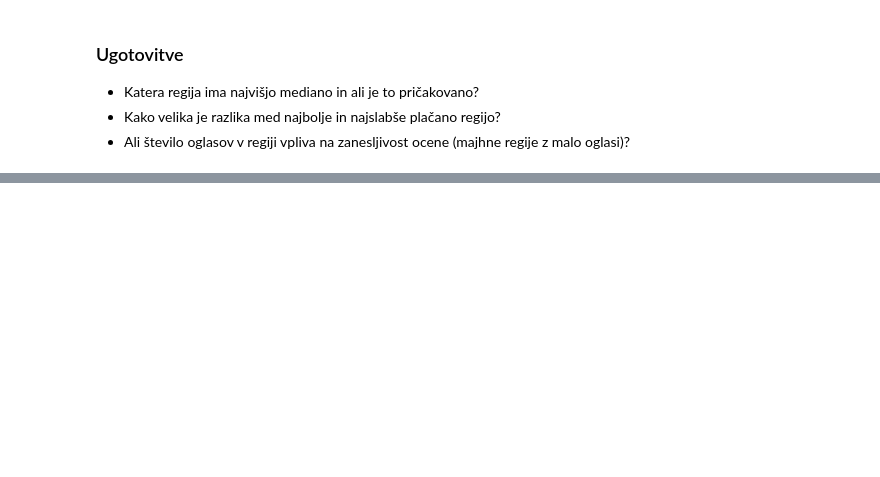
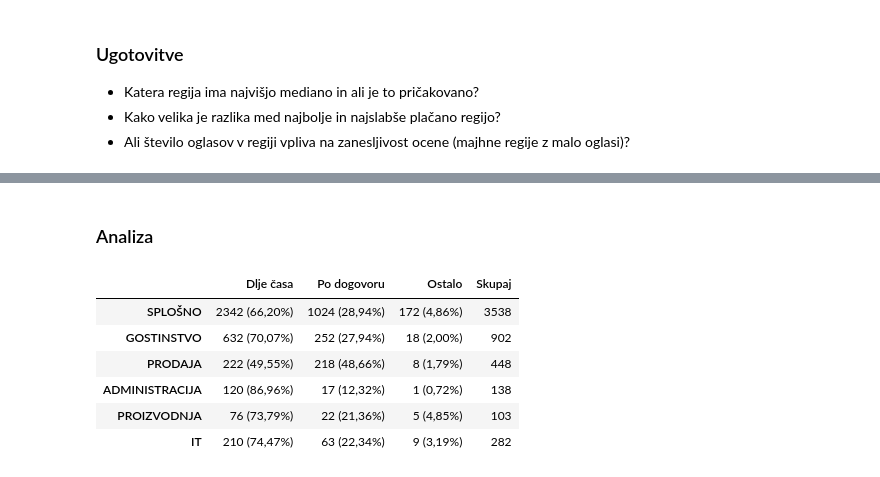
Before and after one commit to svenko99/PR2608, a Jupyter notebook: src/notebook/rezultati.ipynb, the cells around one changed output, grey strips where cells are left out. Drawn from its saved outputs; the diff is of its cells as text; code cells hidden in the pictures; blank space fills up the shorter version.

```diff
--- a/src/notebook/rezultati.ipynb
+++ b/src/notebook/rezultati.ipynb
@@ -727,0 +742,72 @@ plt.show()
+# %% [markdown]
+
+### Analiza
+# %%
+duration = data["duration"].str.upper().fillna("")
+def map_duration(d):
+    if "DLJE ČASA" in d:
+        return "DLJE ČASA"
+    elif "PO DOGOVORU" in d:
+        return "PO DOGOVORU"
+    else:
+        return "OSTALO"
+titles = (data["title"].fillna("") + " " + data["subtitle"].fillna("")).str.upper()
+
+def categorize(title):
+    if "PROGRAMIRANJE" in title or "IT" in title:
+        return "IT"
+    elif "STREŽBA" in title or "KUHINJI" in title:
+        return "GOSTINSTVO"
+    elif "TRGOVINI" in title or "PRODAJA" in title or "BLAGAJNIK" in title:
+        return "PRODAJA"
+    elif "ADMINISTRATIVNA" in title or "ADMINISTRACIJA" in title:
+        return "ADMINISTRACIJA"
+    elif "PROIZVODNJI" in title or "PROIZVODNJA" in title:
+        return "PROIZVODNJA"
+    else:
+        return "OSTALO"
+
+data["category"] = titles.map(categorize)
+
+data["trajanje"] = duration.map(map_duration)
+
+def make_table(df):
+    counts = df["trajanje"].value_counts()
+    total = len(df)
+
+    result = pd.DataFrame({
+        "stevilo": counts,
+        "delež (%)": (counts / total * 100).round(2)
+    })
+
+    return result
+
+categories = ["GOSTINSTVO", "PRODAJA", "ADMINISTRACIJA", "PROIZVODNJA", "IT"]
+table_data = {}
+row_names = ["SPLOŠNO"] + categories
+for name in row_names:
+    if name == "SPLOŠNO": #splošno -> vsa dela(da bomo imeli za primerjavo odstopanja pri specifičnih vrstah)
+        df = data
+    else:
+        df = data[data["category"] == name]
+    total = len(df)
+    counts = df["trajanje"].value_counts().reindex(["DLJE ČASA", "PO DOGOVORU", "OSTALO"], fill_value=0)
+    percentages = (counts / total * 100).round(2) if total > 0 else pd.Series([0.0] * 3, index=["DLJE ČASA", "PO DOGOVORU", "OSTALO"])
+    formatted = {
+        "Dlje časa": f"{int(counts['DLJE ČASA'])} ({percentages['DLJE ČASA']:.2f}%)".replace(".", ","),
+        "Po dogovoru": f"{int(counts['PO DOGOVORU'])} ({percentages['PO DOGOVORU']:.2f}%)".replace(".", ","),
+        "Ostalo": f"{int(counts['OSTALO'])} ({percentages['OSTALO']:.2f}%)".replace(".", ","),
+        "Skupaj": int(total)
+    }
+    table_data[name] = formatted
+
+result_table = pd.DataFrame(table_data).T
+display(result_table)
+# %% [output]
+|  | Dlje časa | Po dogovoru | Ostalo | Skupaj |
+| SPLOŠNO | 2342 (66,20%) | 1024 (28,94%) | 172 (4,86%) | 3538 |
+| GOSTINSTVO | 632 (70,07%) | 252 (27,94%) | 18 (2,00%) | 902 |
+| PRODAJA | 222 (49,55%) | 218 (48,66%) | 8 (1,79%) | 448 |
+| ADMINISTRACIJA | 120 (86,96%) | 17 (12,32%) | 1 (0,72%) | 138 |
+| PROIZVODNJA | 76 (73,79%) | 22 (21,36%) | 5 (4,85%) | 103 |
+| IT | 210 (74,47%) | 63 (22,34%) | 9 (3,19%) | 282 |
```
Also changed, not shown: parts of 10 cells of this notebook.
